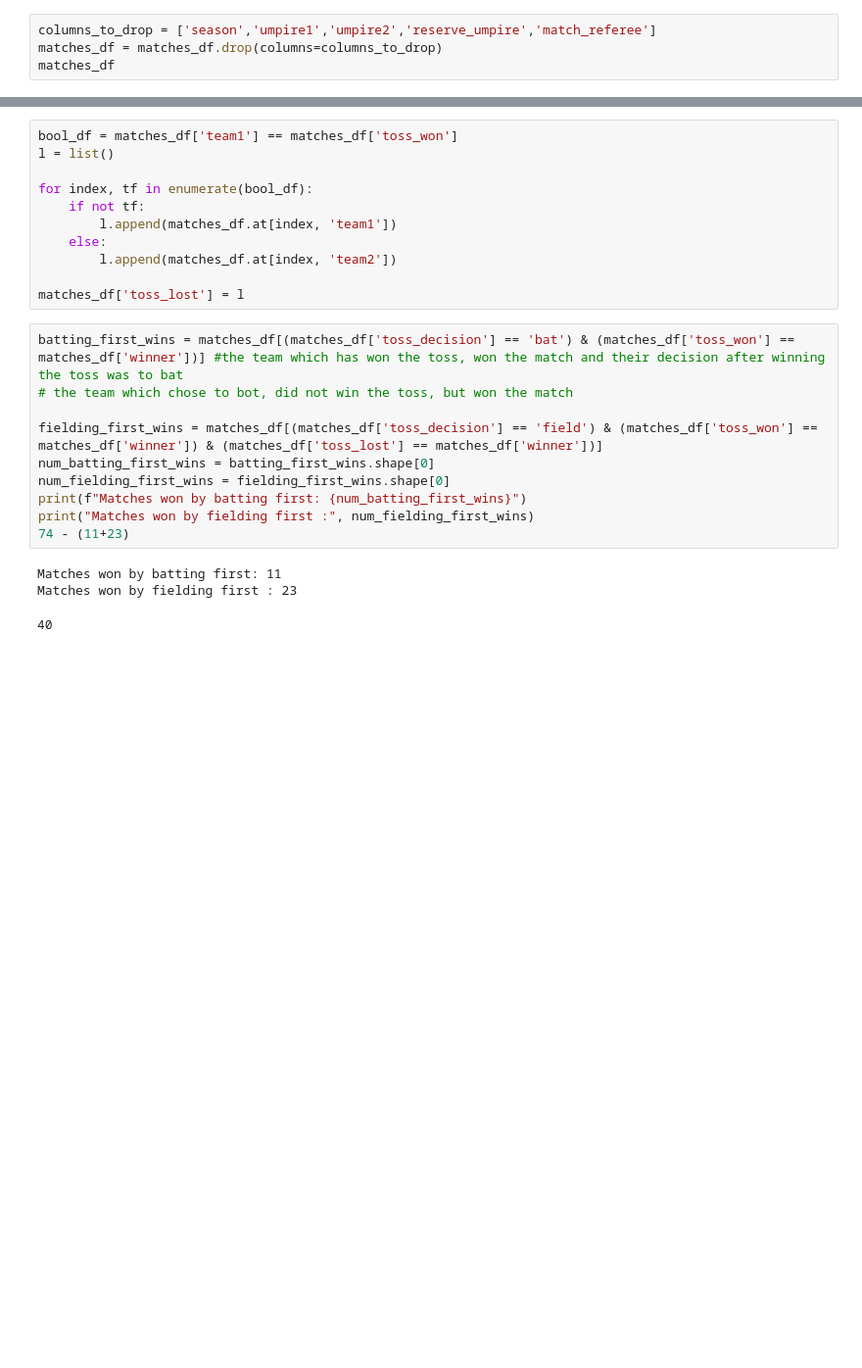
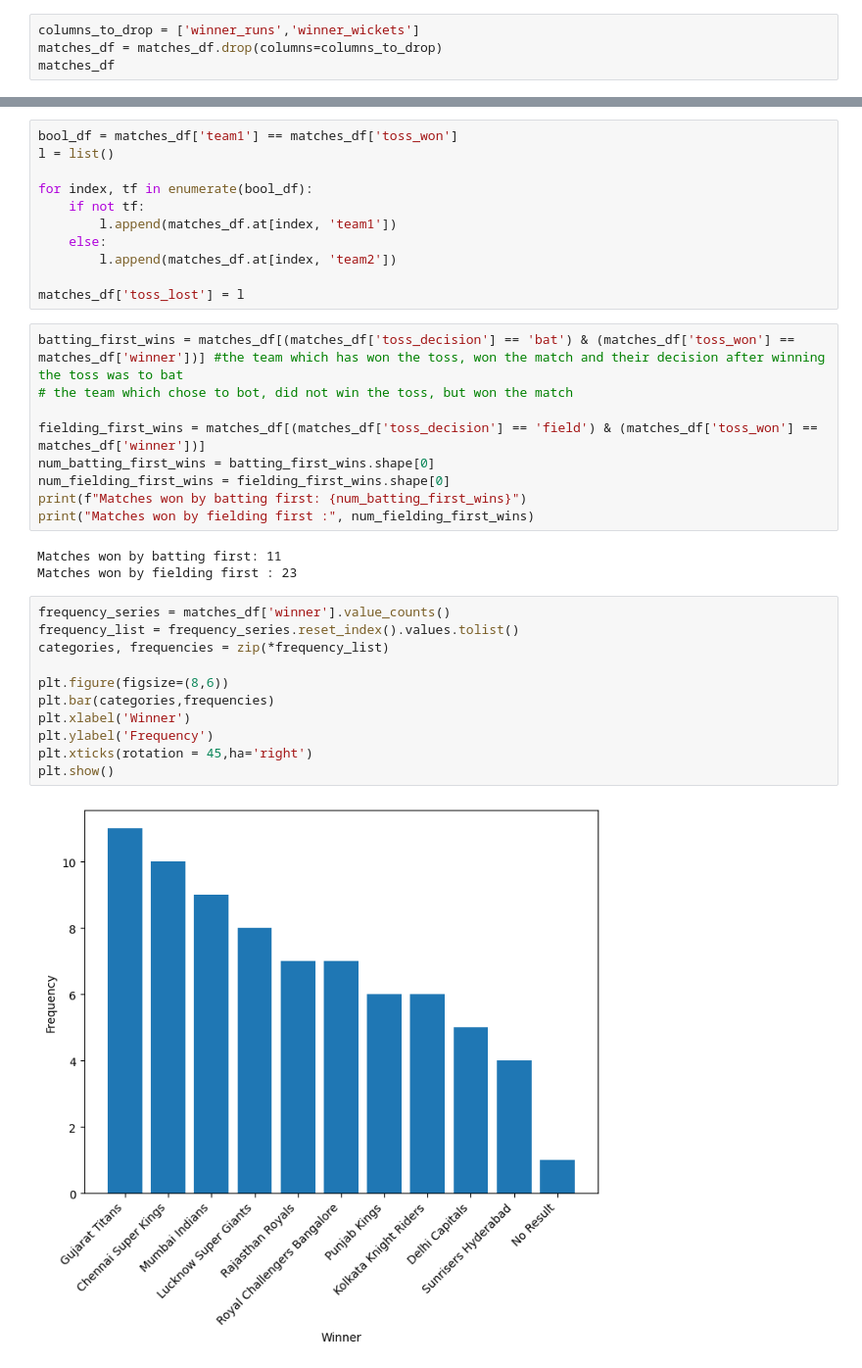
Before and after one commit to srupat/CSI-AIML, a Jupyter notebook: task 1/pandas_numpy_matplotlib_seaborn.ipynb, the cells around one changed output, grey strips where cells are left out. Shown: that part at 98% size. Cells and saved outputs as stored; diff of their text form; blank space fills up the shorter version.

Commit message:
added some visualization and individual performanc

```diff
--- a/task 1/pandas_numpy_matplotlib_seaborn.ipynb
+++ b/task 1/pandas_numpy_matplotlib_seaborn.ipynb
@@ -33,7 +32,7 @@ Primary Objectives
 - Most man of the match titles(can also find out whether bowlers are awarded man of the match awards or batters are)
 - Which venue supports winning as well as frequency of the venues used
 # %%
-columns_to_drop = ['season','umpire1','umpire2','reserve_umpire','match_referee']
+columns_to_drop = ['winner_runs','winner_wickets']
 matches_df = matches_df.drop(columns=columns_to_drop)
 matches_df
 # %% [output]
@@ -105,13 +104,24 @@ matches_df['toss_lost'] = l
 batting_first_wins = matches_df[(matches_df['toss_decision'] == 'bat') & (matches_df['toss_won'] == matches_df['winner'])] #the team which has won the toss, won the match and their decision after winning the toss was to bat
 # the team which chose to bot, did not win the toss, but won the match
 
-fielding_first_wins = matches_df[(matches_df['toss_decision'] == 'field') & (matches_df['toss_won'] == matches_df['winner']) & (matches_df['toss_lost'] == matches_df['winner'])]
+fielding_first_wins = matches_df[(matches_df['toss_decision'] == 'field') & (matches_df['toss_won'] == matches_df['winner'])]
 num_batting_first_wins = batting_first_wins.shape[0]
 num_fielding_first_wins = fielding_first_wins.shape[0]
 print(f"Matches won by batting first: {num_batting_first_wins}")
 print("Matches won by fielding first :", num_fielding_first_wins)
-74 - (11+23)
 # %% [output]
 Matches won by batting first: 11
 Matches won by fielding first : 23
-40
+# %%
+frequency_series = matches_df['winner'].value_counts()
+frequency_list = frequency_series.reset_index().values.tolist()
+categories, frequencies = zip(*frequency_list)
+
+plt.figure(figsize=(8,6))
+plt.bar(categories,frequencies)
+plt.xlabel('Winner')
+plt.ylabel('Frequency')
+plt.xticks(rotation = 45,ha='right')
+plt.show()
+# %% [output]
+[figure, added]
```
Also changed, not shown: parts of 5 cells of this notebook.
